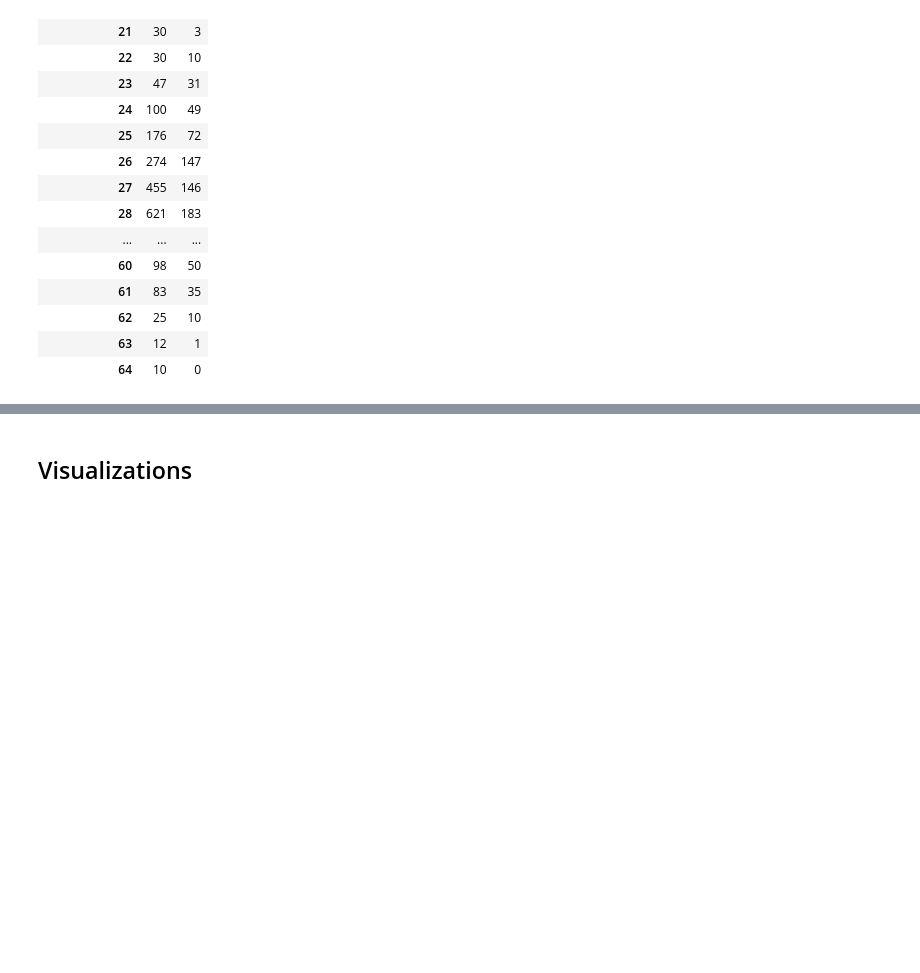
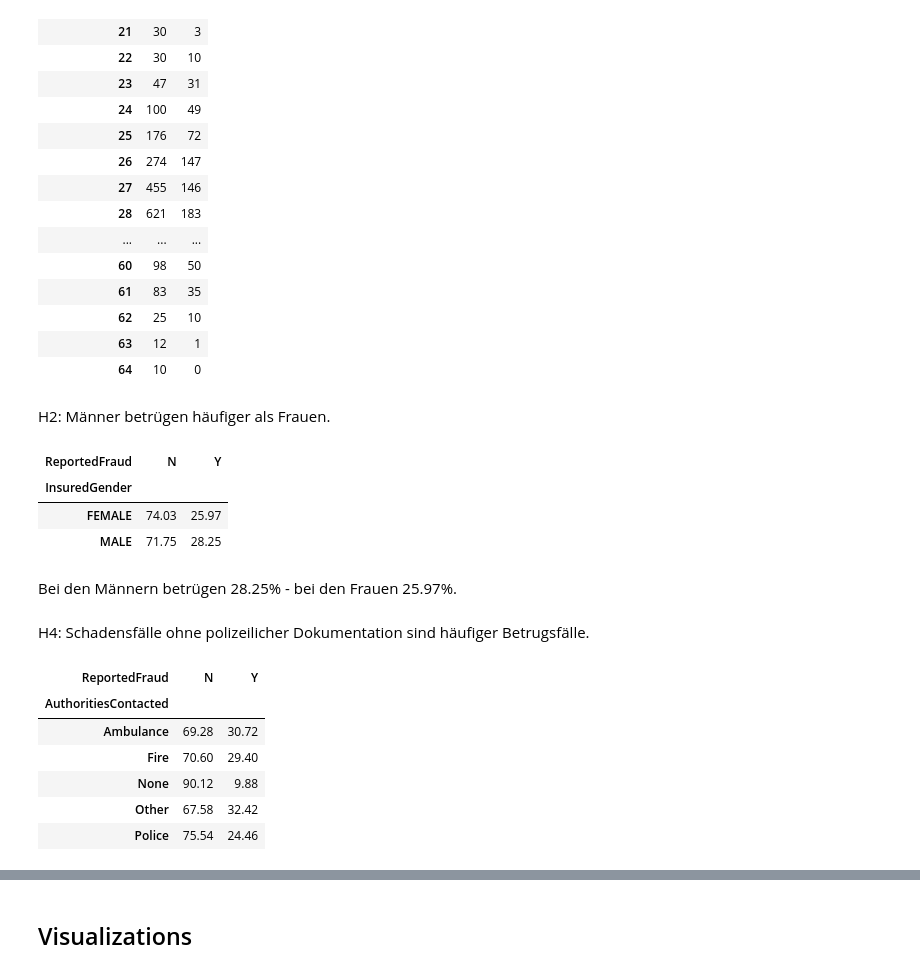
Before and after one commit to christophersegatz/dst-project, a Jupyter notebook: notebooks/draft-analysis.ipynb, the cells around one changed output, grey strips where cells are left out. Cells and saved outputs as stored; diff of their text form; code cells hidden in the pictures; blank space fills up the shorter version.

```diff
--- a/notebooks/draft-analysis.ipynb
+++ b/notebooks/draft-analysis.ipynb
@@ -208,3 +193,30 @@ pd.crosstab(index=df['InsuredAge'],
 | 62 | 25 | 10 |
 | 63 | 12 | 1 |
 | 64 | 10 | 0 |
+# %% [markdown]
+H2: Männer betrügen häufiger als Frauen.
+# %%
+pd.crosstab(index=df['InsuredGender'],
+            columns=df['ReportedFraud'],
+            normalize='index').round(4) * 100
+# %% [output]
+| ReportedFraud | N | Y |
+| InsuredGender |  |  |
+| FEMALE | 74.03 | 25.97 |
+| MALE | 71.75 | 28.25 |
+# %% [markdown]
+Bei den Männern betrügen 28.25% - bei den Frauen 25.97%.
+# %% [markdown]
+H4: Schadensfälle ohne polizeilicher Dokumentation sind häufiger Betrugsfälle.
+# %%
+pd.crosstab(index=df['AuthoritiesContacted'],
+            columns=df['ReportedFraud'],
+            normalize='index').round(4) * 100
+# %% [output]
+| ReportedFraud | N | Y |
+| AuthoritiesContacted |  |  |
+| Ambulance | 69.28 | 30.72 |
+| Fire | 70.60 | 29.40 |
+| None | 90.12 | 9.88 |
+| Other | 67.58 | 32.42 |
+| Police | 75.54 | 24.46 |
```
Also changed, not shown: parts of 5 cells of this notebook.
